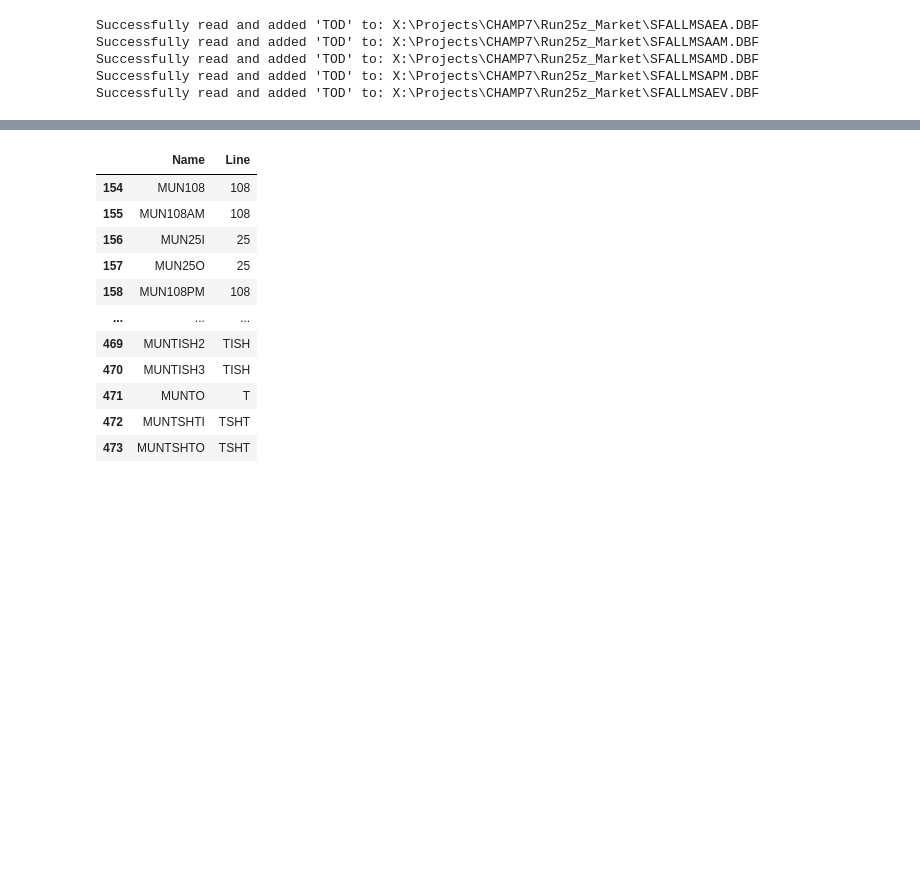
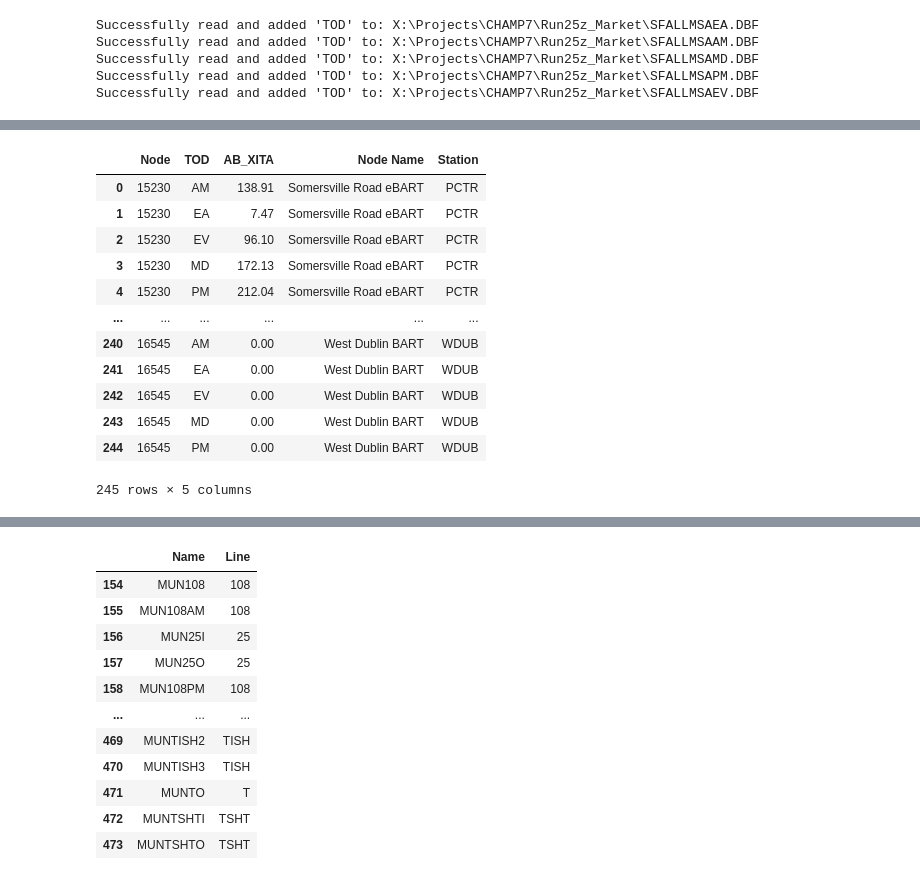
Before and after one commit to sfcta/validation_workbook, a Jupyter notebook: transit/script/screen.ipynb, the cells around one changed output, grey strips where cells are left out. Saved outputs shown, nothing was run; the diff lists cells and outputs as text; code cells hidden in the pictures; blank space fills up the shorter version.

```diff
--- a/transit/script/screen.ipynb
+++ b/transit/script/screen.ipynb
@@ -58,0 +102,16 @@ obs_MUNI_line = pd.read_excel(
+# %%
+bart_nodea
+# %% [output]
+|  | Node | TOD | AB_XITA | Node Name | Station |
+| 0 | 15230 | AM | 138.91 | Somersville Road eBART | PCTR |
+| 1 | 15230 | EA | 7.47 | Somersville Road eBART | PCTR |
+| 2 | 15230 | EV | 96.10 | Somersville Road eBART | PCTR |
+| 3 | 15230 | MD | 172.13 | Somersville Road eBART | PCTR |
+| 4 | 15230 | PM | 212.04 | Somersville Road eBART | PCTR |
+| ... | ... | ... | ... | ... | ... |
+| 240 | 16545 | AM | 0.00 | West Dublin BART | WDUB |
+| 241 | 16545 | EA | 0.00 | West Dublin BART | WDUB |
+| 242 | 16545 | EV | 0.00 | West Dublin BART | WDUB |
+| 243 | 16545 | MD | 0.00 | West Dublin BART | WDUB |
+| 244 | 16545 | PM | 0.00 | West Dublin BART | WDUB |
+245 rows × 5 columns
```
Also changed, not shown: parts of 27 cells of this notebook, 7 other files.
